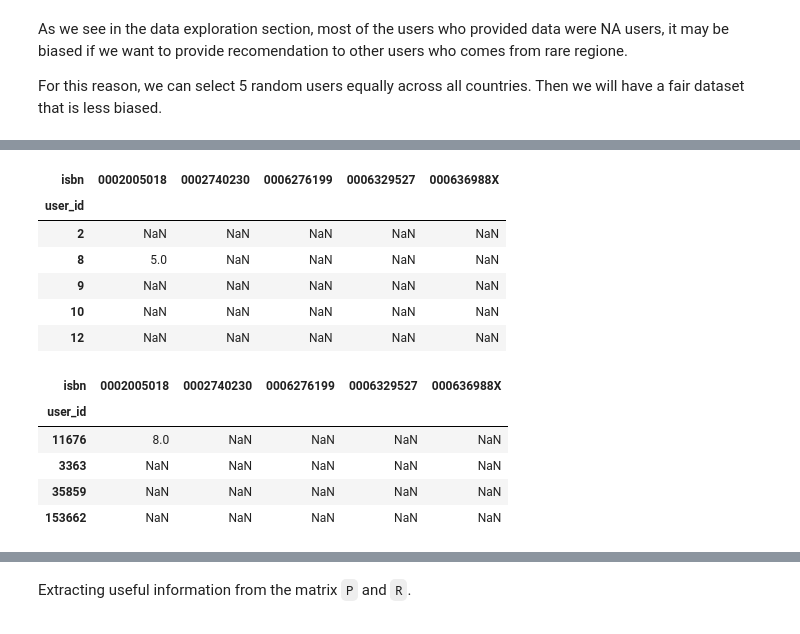
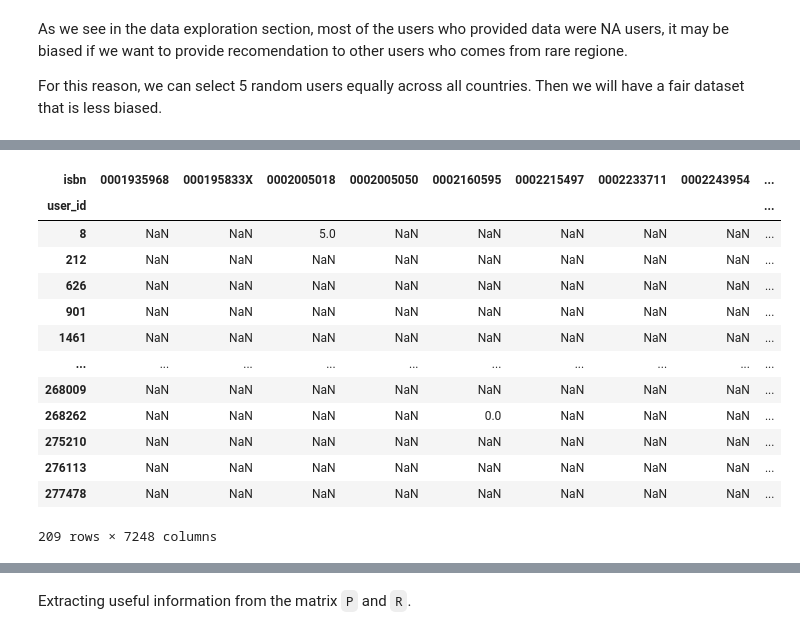
Before and after one commit to Song-z-h/data-intensive-proj, a Jupyter notebook: recomendation.ipynb, the cells around one changed output, grey strips where cells are left out. Saved outputs shown, nothing was run; the diff lists cells and outputs as text; code cells hidden in the pictures.

```diff
--- a/recomendation.ipynb
+++ b/recomendation.ipynb
@@ -311,0 +412,27 @@ ratings_df.head(5)
+# %%
+# Define the value of k
+k = 300
+
+# Group the ratings_df by 'country'
+grouped = ratings_df.groupby('country')
+
+# Initialize an empty list to store the selected data
+selected_data = []
+
+# Loop through each group (country)
+for name, group in grouped:
+    # Check if there are at least k users in the country
+    if len(group) >= k:
+        # Sort the group by 'rating' column in descending order and select the top k users
+        top_k_users = group.head(k)
+        # Append the selected data to the list
+        selected_data.append(top_k_users)
+
+# Create a new DataFrame by concatenating the selected data
+result_df = pd.concat(selected_data)
+
+# Reset the index of the result DataFrame
+result_df.reset_index(drop=True, inplace=True)
+
+# Print the result DataFrame
+result_df
@@ -319,0 +463,17 @@ ratings['count_non_null'] = ratings.count(axis=1)
+# %%
+ratings
+# %% [output]
+| isbn | 0001935968 | 000195833X | 0002005018 | 0002005050 | 0002160595 | 0002215497 | 0002233711 | 0002243954 | ... |
+| user_id |  |  |  |  |  |  |  |  | ... |
+| 8 | NaN | NaN | 5.0 | NaN | NaN | NaN | NaN | NaN | ... |
+| 212 | NaN | NaN | NaN | NaN | NaN | NaN | NaN | NaN | ... |
+| 626 | NaN | NaN | NaN | NaN | NaN | NaN | NaN | NaN | ... |
+| 901 | NaN | NaN | NaN | NaN | NaN | NaN | NaN | NaN | ... |
+| 1461 | NaN | NaN | NaN | NaN | NaN | NaN | NaN | NaN | ... |
+| ... | ... | ... | ... | ... | ... | ... | ... | ... | ... |
+| 268009 | NaN | NaN | NaN | NaN | NaN | NaN | NaN | NaN | ... |
+| 268262 | NaN | NaN | NaN | NaN | 0.0 | NaN | NaN | NaN | ... |
+| 275210 | NaN | NaN | NaN | NaN | NaN | NaN | NaN | NaN | ... |
+| 276113 | NaN | NaN | NaN | NaN | NaN | NaN | NaN | NaN | ... |
+| 277478 | NaN | NaN | NaN | NaN | NaN | NaN | NaN | NaN | ... |
+209 rows × 7248 columns
@@ -320,10 +493,2 @@ ratings['count_non_null'] = ratings.count(axis=1)
 # %%
-ratings.iloc[:5,:5]
+#ratings.iloc[:5, :5]
-# %% [output]
-| isbn | 0002005018 | 0002740230 | 0006276199 | 0006329527 | 000636988X |
-| user_id |  |  |  |  |  |
-| 2 | NaN | NaN | NaN | NaN | NaN |
-| 8 | 5.0 | NaN | NaN | NaN | NaN |
-| 9 | NaN | NaN | NaN | NaN | NaN |
-| 10 | NaN | NaN | NaN | NaN | NaN |
-| 12 | NaN | NaN | NaN | NaN | NaN |
@@ -343,12 +495,3 @@ ratings = top_200_ratings
-# %%
-ratings.iloc[:5, :5]
-# %% [output]
-| isbn | 0002005018 | 0002740230 | 0006276199 | 0006329527 | 000636988X |
-| user_id |  |  |  |  |  |
-| 11676 | 8.0 | NaN | NaN | NaN | NaN |
-| 3363 | NaN | NaN | NaN | NaN | NaN |
-| 35859 | NaN | NaN | NaN | NaN | NaN |
-| 153662 | NaN | NaN | NaN | NaN | NaN |
 # %%
 R = ratings.fillna(0).values
 R[:5, :5]
```
Also changed, not shown: parts of 58 cells of this notebook.
